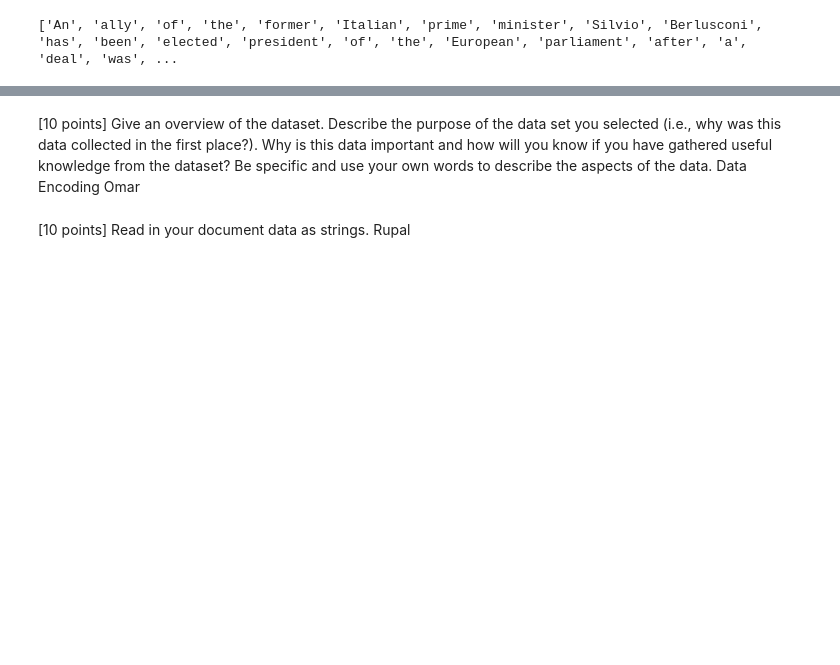
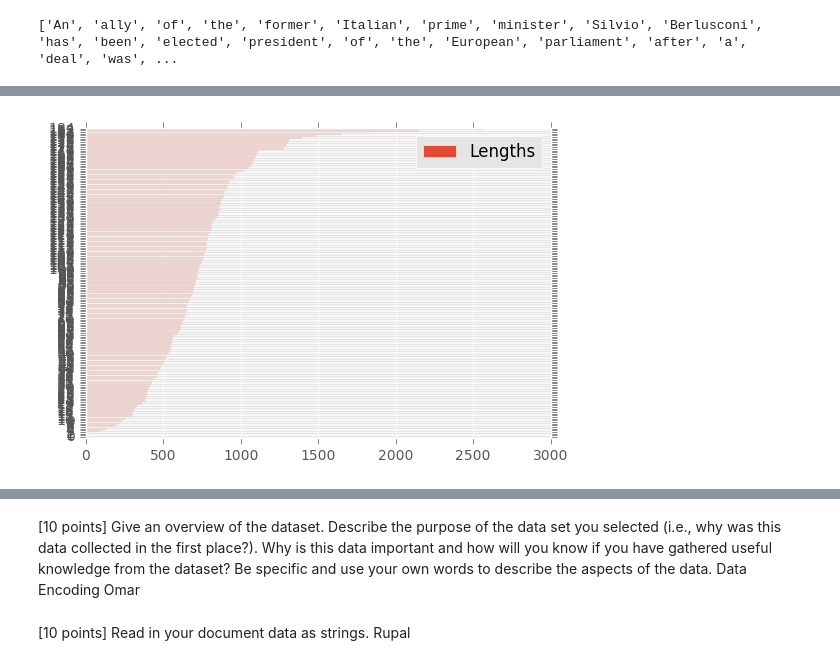
Before and after one commit to MachineLearning-FA2017/Lab2, a Jupyter notebook: Lab2.ipynb, the cells around one changed output, grey strips where cells are left out. Cells and saved outputs as stored; diff of their text form; code cells hidden in the pictures; blank space fills up the shorter version.

Commit message:
some graphs

```diff
--- a/Lab2.ipynb
+++ b/Lab2.ipynb
@@ -21,3 +21,11 @@ print(words)
 print(len(words))
 # %% [output]
 ['An', 'ally', 'of', 'the', 'former', 'Italian', 'prime', 'minister', 'Silvio', 'Berlusconi', 'has', 'been', 'elected', 'president', 'of', 'the', 'European', 'parliament', 'after', 'a', 'deal', 'was', ...
+# %%
+doc_lengths = []
+for document in summaries:
+    length = 0
+    for word in document.split():
+        length += 1
+    doc_lengths.append(length)
+doc_lengths
@@ -23,0 +55,8 @@ print(len(words))
+# %%
+
+doc_lengths.sort()
+df = pd.DataFrame({'Lengths': doc_lengths})
+plt.style.use('ggplot')
+ax = df.plot(kind="barh")
+# %% [output]
+[figure, added]
```
Also changed, not shown: parts of 12 cells of this notebook.
